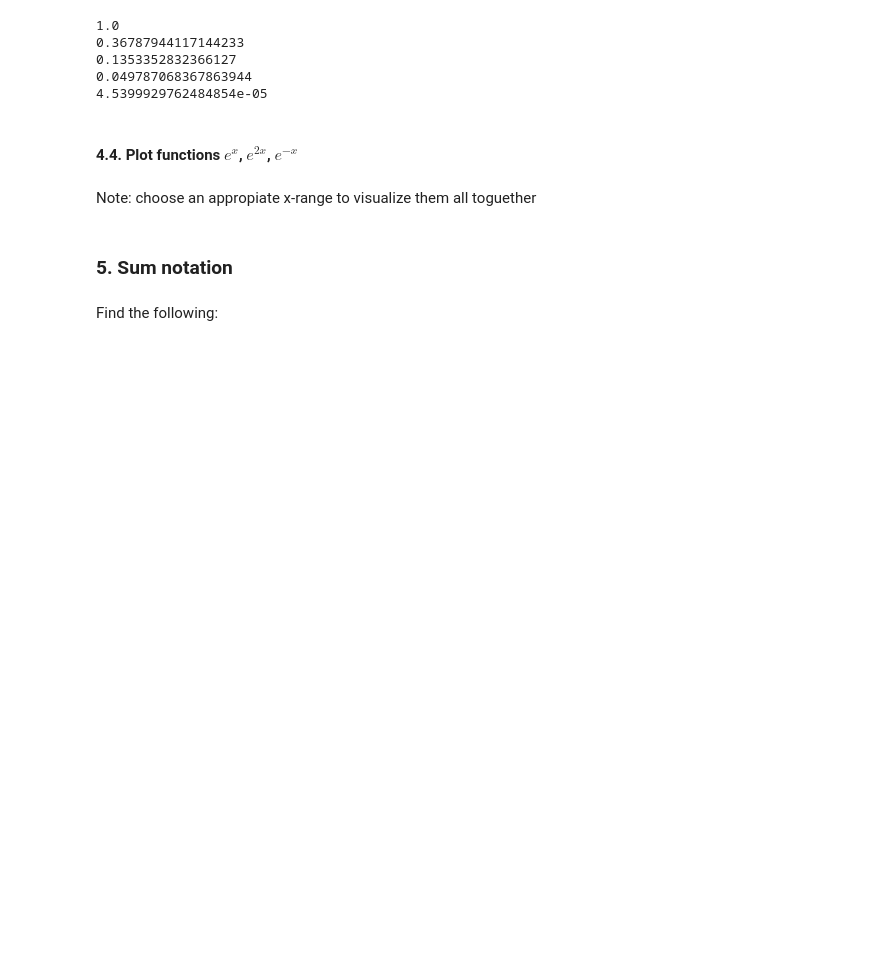
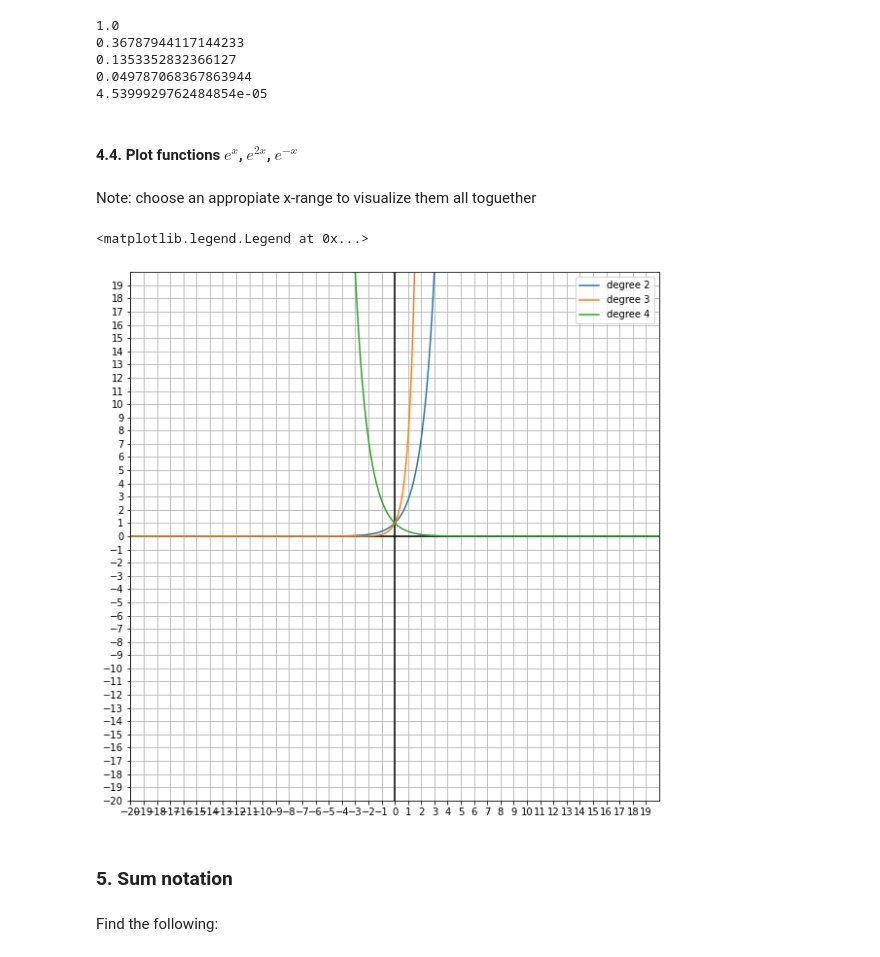
Before and after one commit to Ironhack-Data-Madrid-Marzo-2021/lab-math-refresher, a Jupyter notebook: your-code/main.ipynb, the cells around one changed output. Drawn from its saved outputs; the diff is of its cells as text; code cells hidden in the pictures; blank space fills up the shorter version.

```diff
--- a/your-code/main.ipynb
+++ b/your-code/main.ipynb
@@ -336,3 +339,26 @@ Note: choose an appropiate x-range to visualize them all toguether
+# %%
+x = np.linspace(
+    start=-20,
+    stop=20,
+    num=300
+)
+
+e = math.exp(1)
+
+y2 = e**x
+y3 = e**(2*x)
+y4 = 1/(e**x)
+# %%
+initialize_grid()
+
+plt.plot(x, y2, "-", label="degree 2")
+plt.plot(x, y3, "-", label="degree 3")
+plt.plot(x, y4, "-", label="degree 4")
+
+plt.legend()
+# %% [output]
+<matplotlib.legend.Legend at 0x...>
+[figure, added]
 # %% [markdown]
 ### 5. Sum notation
 # %% [markdown]
```
Also changed, not shown: parts of 9 cells of this notebook.
